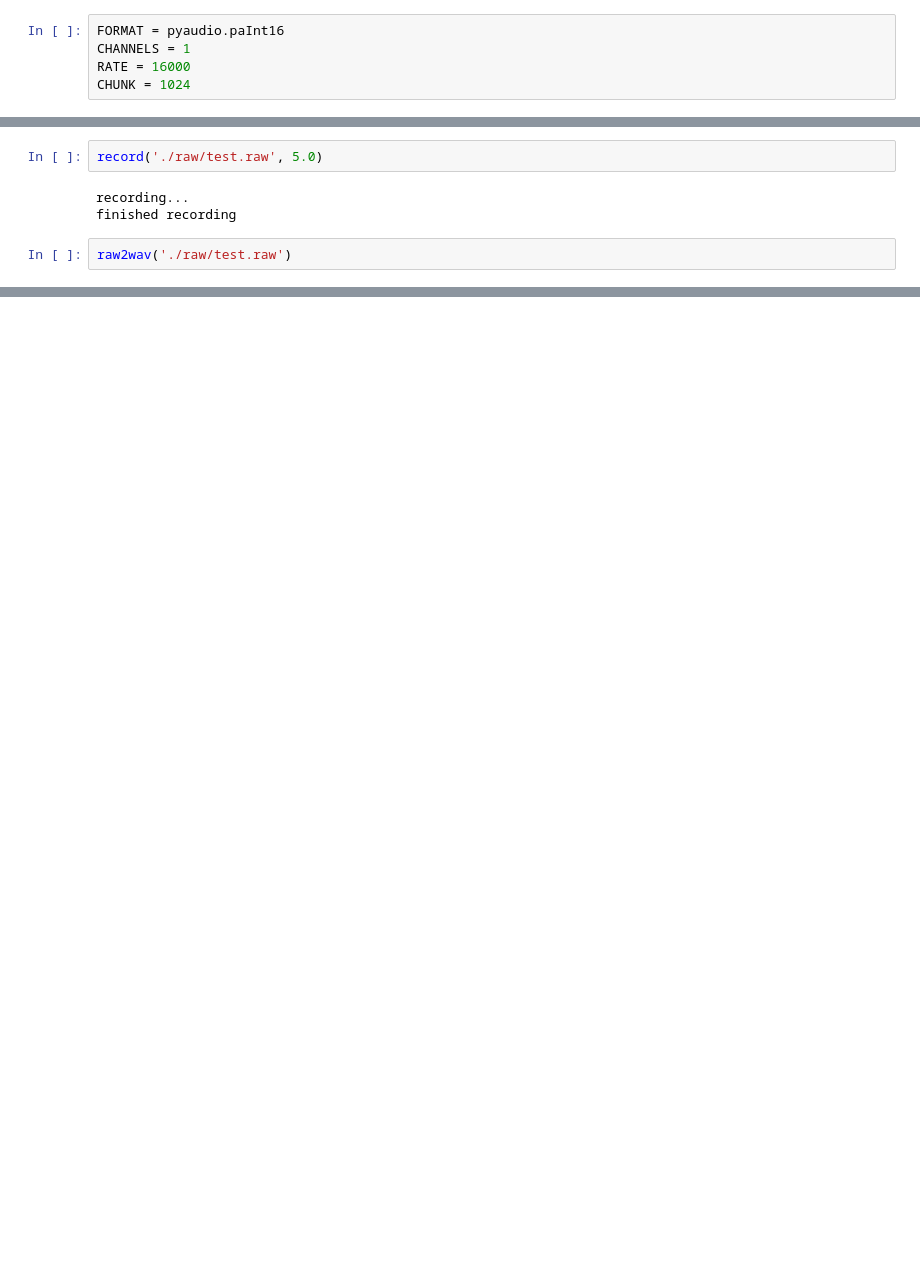
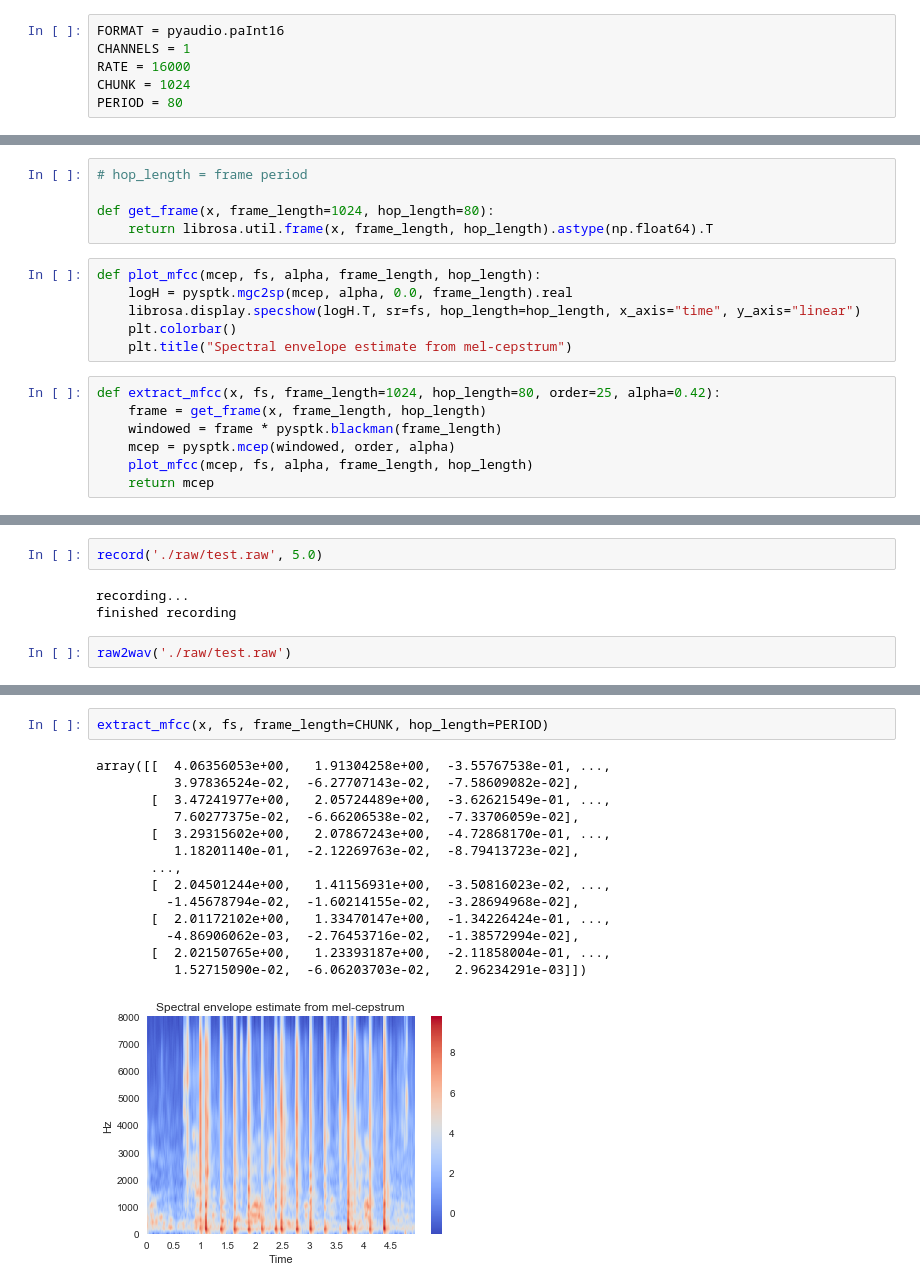
Before and after one commit to baco16g/audio_practice, a Jupyter notebook: aidiary/#0 voice_changer/MyProject.ipynb, the cells around one changed output, grey strips where cells are left out. Drawn from its saved outputs; the diff is of its cells as text; blank space fills up the shorter version.

```diff
--- a/aidiary/#0 voice_changer/MyProject.ipynb
+++ b/aidiary/#0 voice_changer/MyProject.ipynb
@@ -17,6 +27,7 @@ FORMAT = pyaudio.paInt16
 CHANNELS = 1
 RATE = 16000
 CHUNK = 1024
+PERIOD = 80
 # %% [markdown]
 ### Record Function
 # %%
@@ -68,0 +83,18 @@ def extract_pitch(x, fs):
+# %%
+# hop_length = frame period
+
+def get_frame(x, frame_length=1024, hop_length=80):
+    return librosa.util.frame(x, frame_length, hop_length).astype(np.float64).T
+# %%
+def plot_mfcc(mcep, fs, alpha, frame_length, hop_length):
+    logH = pysptk.mgc2sp(mcep, alpha, 0.0, frame_length).real
+    librosa.display.specshow(logH.T, sr=fs, hop_length=hop_length, x_axis="time", y_axis="linear")
+    plt.colorbar()
+    plt.title("Spectral envelope estimate from mel-cepstrum")
+# %%
+def extract_mfcc(x, fs, frame_length=1024, hop_length=80, order=25, alpha=0.42):
+    frame = get_frame(x, frame_length, hop_length)
+    windowed = frame * pysptk.blackman(frame_length)
+    mcep = pysptk.mcep(windowed, order, alpha)
+    plot_mfcc(mcep, fs, alpha, frame_length, hop_length)
+    return mcep
@@ -99,0 +137,17 @@ array([   0.        ,    0.        ,    0.        ,    0.        ,
+# %%
+extract_mfcc(x, fs, frame_length=CHUNK, hop_length=PERIOD)
+# %% [output]
+array([[  4.06356053e+00,   1.91304258e+00,  -3.55767538e-01, ...,
+          3.97836524e-02,  -6.27707143e-02,  -7.58609082e-02],
+       [  3.47241977e+00,   2.05724489e+00,  -3.62621549e-01, ...,
+          7.60277375e-02,  -6.66206538e-02,  -7.33706059e-02],
+       [  3.29315602e+00,   2.07867243e+00,  -4.72868170e-01, ...,
+          1.18201140e-01,  -2.12269763e-02,  -8.79413723e-02],
+       ...,
+       [  2.04501244e+00,   1.41156931e+00,  -3.50816023e-02, ...,
+         -1.45678794e-02,  -1.60214155e-02,  -3.28694968e-02],
+       [  2.01172102e+00,   1.33470147e+00,  -1.34226424e-01, ...,
+         -4.86906062e-03,  -2.76453716e-02,  -1.38572994e-02],
+       [  2.02150765e+00,   1.23393187e+00,  -2.11858004e-01, ...,
+          1.52715090e-02,  -6.06203703e-02,   2.96234291e-03]])
+[figure, added]
```
Also changed, not shown: parts of 11 cells of this notebook, 2 other files.
